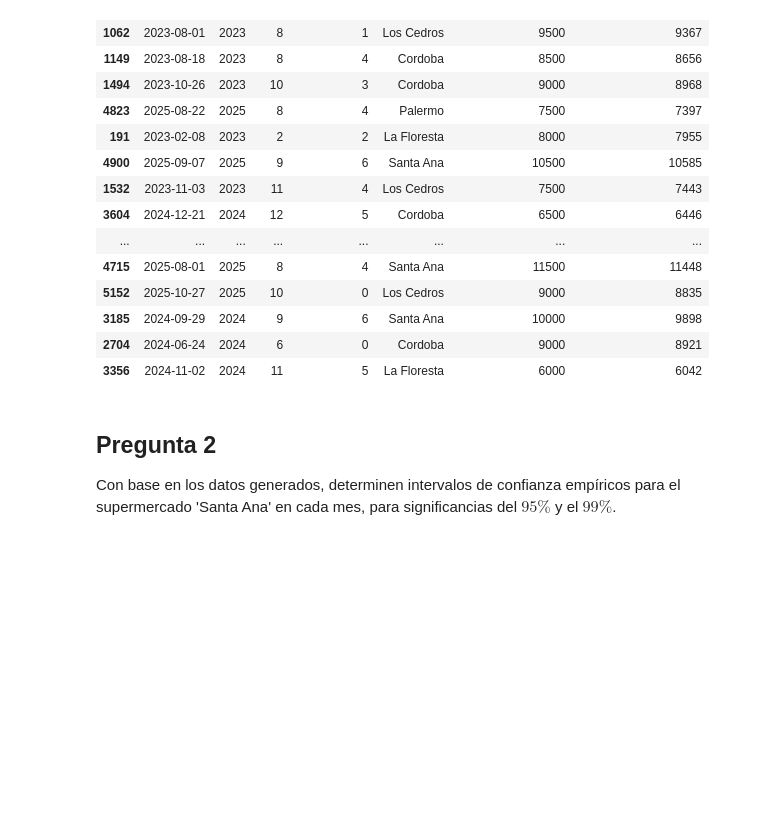
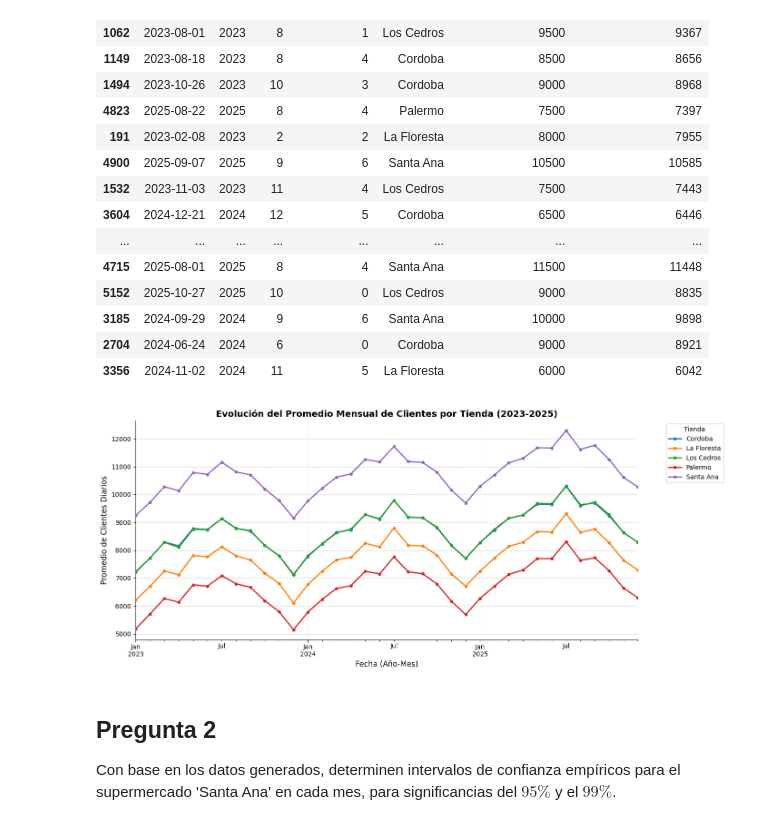
Before and after one commit to AndresMontesDeOca/GdP, a Jupyter notebook: Estadistica_TP3.ipynb, the cells around one changed output. Saved outputs shown, nothing was run; the diff lists cells and outputs as text; code cells hidden in the pictures; blank space fills up the shorter version.

```diff
--- a/Estadistica_TP3.ipynb
+++ b/Estadistica_TP3.ipynb
@@ -180,6 +180,30 @@ display(df_simulacion.sample(20))
 | 3185 | 2024-09-29 | 2024 | 9 | 6 | Santa Ana | 10000 | 9898 |
 | 2704 | 2024-06-24 | 2024 | 6 | 0 | Cordoba | 9000 | 8921 |
 | 3356 | 2024-11-02 | 2024 | 11 | 5 | La Floresta | 6000 | 6042 |
+# %%
+# Ploteo Pregunta 1: Evolución mensual por tienda
+# Agrupamos por mes y año para ver la tendencia a lo largo del tiempo
+df_simulacion['AñoMes'] = df_simulacion['Fecha'].dt.to_period('M')
+promedio_mensual = df_simulacion.groupby(['AñoMes', 'Tienda'])['Clientes_Observados'].mean().unstack()
+
+fig, ax = plt.subplots(figsize=(14, 6))
+promedio_mensual.plot(ax=ax, linewidth=2, marker='o', markersize=4)
+
+ax.set_title("Evolución del Promedio Mensual de Clientes por Tienda (2023-2025)", fontsize=14, fontweight='bold')
+ax.set_xlabel("Fecha (Año-Mes)", fontsize=12)
+ax.set_ylabel("Promedio de Clientes Diarios", fontsize=12)
+ax.grid(axis='y', linestyle='--', alpha=0.7)
+ax.grid(axis='x', linestyle=':', alpha=0.5)
+ax.legend(title='Tienda', bbox_to_anchor=(1.05, 1), loc='upper left')
+
+# Limpieza visual del borde
+for spine in ['top', 'right']:
+    ax.spines[spine].set_visible(False)
+
+plt.tight_layout()
+plt.show()
+# %% [output]
+[figure, added]
 # %% [markdown]
 ## Pregunta 2
 
```
Also changed, not shown: parts of 2 cells of this notebook.
